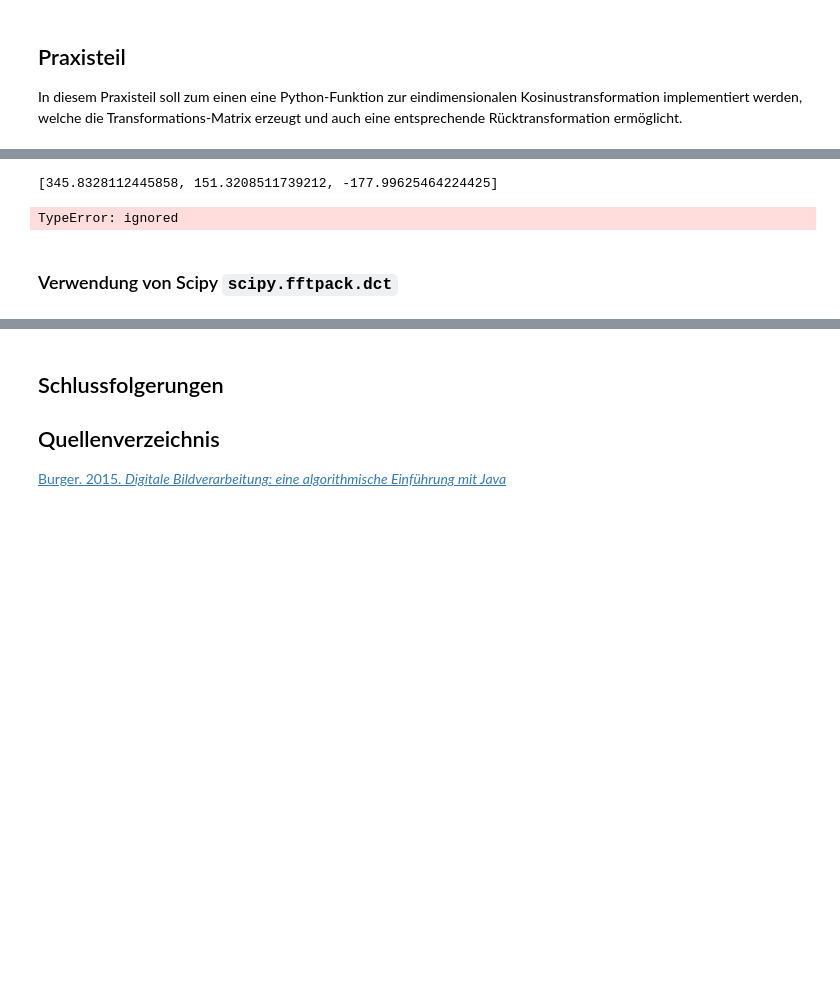
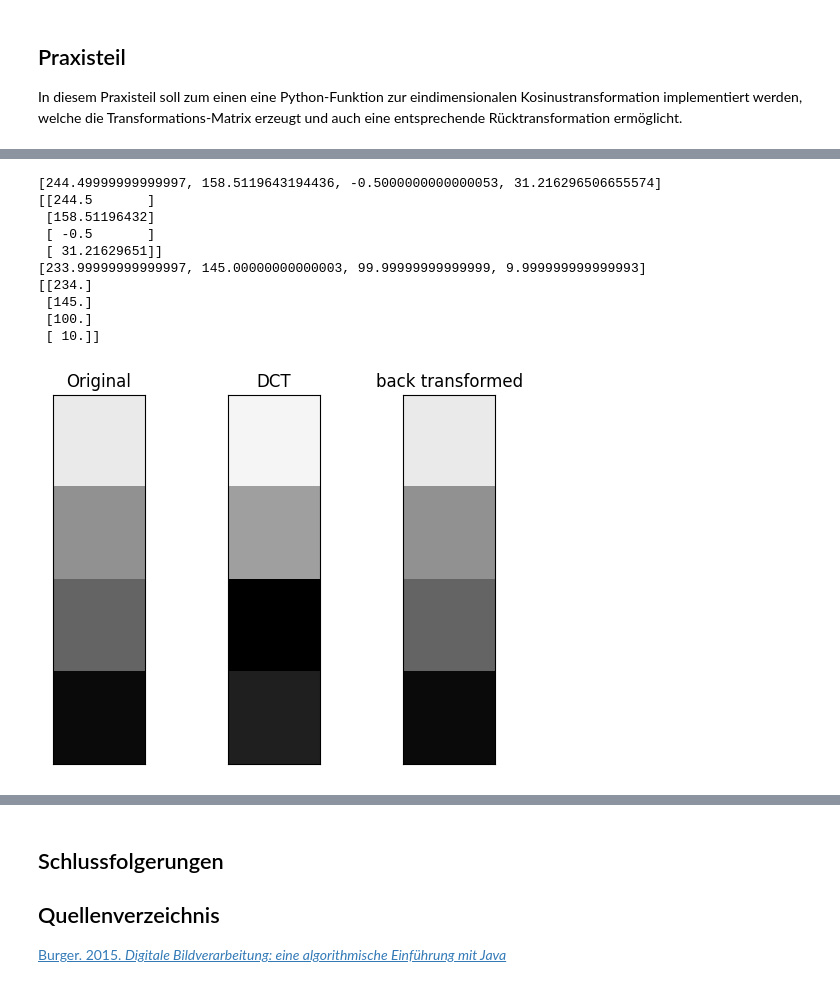
Before and after one commit to PatMis16/linAlgGoogleColab, a Jupyter notebook: linAlg_SignalBild_2.ipynb, the cells around one changed output, grey strips where cells are left out. Cells and saved outputs as stored; diff of their text form; code cells hidden in the pictures; blank space fills up the shorter version.

```diff
--- a/linAlg_SignalBild_2.ipynb
+++ b/linAlg_SignalBild_2.ipynb
@@ -135,10 +138,8 @@ def genBWImage(imgSize):
   return image
 
 def  DCT(g) :
-  # forward DCT on signal g
   M = len(g)
   s = np.sqrt(2.0 / M)
-  # common scale factor
   G = [0.0] * (M)
   m = 0
   while (m < M) :
@@ -147,7 +148,7 @@ def  DCT(g) :
       cm = 1.0 / np.sqrt(2)
     sum = 0
     u = 0
-    while (u < M) :
+    while (u < M):
       Phi = np.pi * m * (2 * u + 1) / (2 * M)
       sum += g[u] * cm * np.cos(Phi)
       u += 1
@@ -160,40 +161,77 @@ def  iDCT(G) :
   # inverse DCT on spectrum G
   M = len(G)
   s = np.sqrt(2.0 / M)
   # common scale factor
   g = [0.0] * (M)
   u = 0
   while (u < M) :
     sum = 0
     m = 0
     while (m < M) :
       cm = 1.0
       if (m == 0) :
         cm = 1.0 / np.sqrt(2)
       Phi = np.pi * m * (2 * u + 1) / (2 * M)
       sum += G[m] * cm * np.cos(Phi)
       m += 1
     g[u] = s * sum
     u += 1
   return g
 
+def imageMap(a):
+  image = np.empty((len(a),1), dtype=float)
+  for i in range(len(a)):
+    image[i-1] = np.array([a[i-1]])
+  return image
+
+
 def main():
-  image = genBWImage(4)
-  transform = DCT(np.array([234,345,20]))
+  rows = 1
+  cols = 3
+  fig= plt.figure()
+
+  baseImage = np.array([234,145,100, 10])
+
+  ax1 = fig.add_subplot(rows, cols, 1)
+  plt.imshow(imageMap(baseImage), cmap='gray', vmin=0, vmax=255)
+  ax1.title.set_text("Original")
+  ax1.get_xaxis().set_visible(False)
+  ax1.get_yaxis().set_visible(False)
+  transform = DCT(baseImage)
   print(transform)
-  image = np.array()
-  for v in transform:
-    image
-  plt.imshow(np.array([1,1,1]),transform, cmap='gray', vmin=0, vmax=255)
+
+  image = imageMap(transform)
+
+  print(image)
+  ax2 = fig.add_subplot(rows, cols, 2)
+  plt.imshow(image, cmap='gray', vmin=0, vmax=255)
+  ax2.title.set_text("DCT")
+  ax2.get_xaxis().set_visible(False)
+  ax2.get_yaxis().set_visible(False)
+
 
   retransform = iDCT(transform)
   print(retransform)
 
+  image2 = imageMap(retransform)
+  print(image2)
+  ax3 = fig.add_subplot(rows, cols, 3, )
+  plt.imshow(image2, cmap='gray', vmin=0, vmax=255)
+  ax3.title.set_text("back transformed")
+  ax3.get_xaxis().set_visible(False)
+  ax3.get_yaxis().set_visible(False)
 
 if __name__ == '__main__':
     main()
 # %% [output]
-[345.8328112445858, 151.3208511739212, -177.99625464224425]
+[244.49999999999997, 158.5119643194436, -0.5000000000000053, 31.216296506655574]
+[[244.5       ]
+ [158.51196432]
+ [ -0.5       ]
+ [ 31.21629651]]
+[233.99999999999997, 145.00000000000003, 99.99999999999999, 9.999999999999993]
+[[234.]
+ [145.]
+ [100.]
+ [ 10.]]
-TypeError: ignored
+[figure, added]
-# %% [markdown]
-### Verwendung von Scipy `scipy.fftpack.dct`
```
Also changed, not shown: parts of 8 cells of this notebook, 7 other files.
